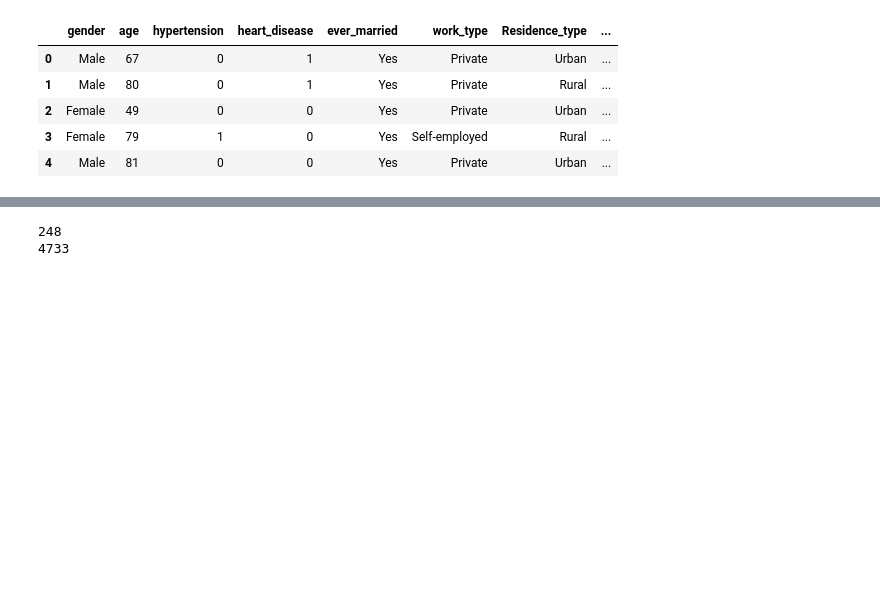
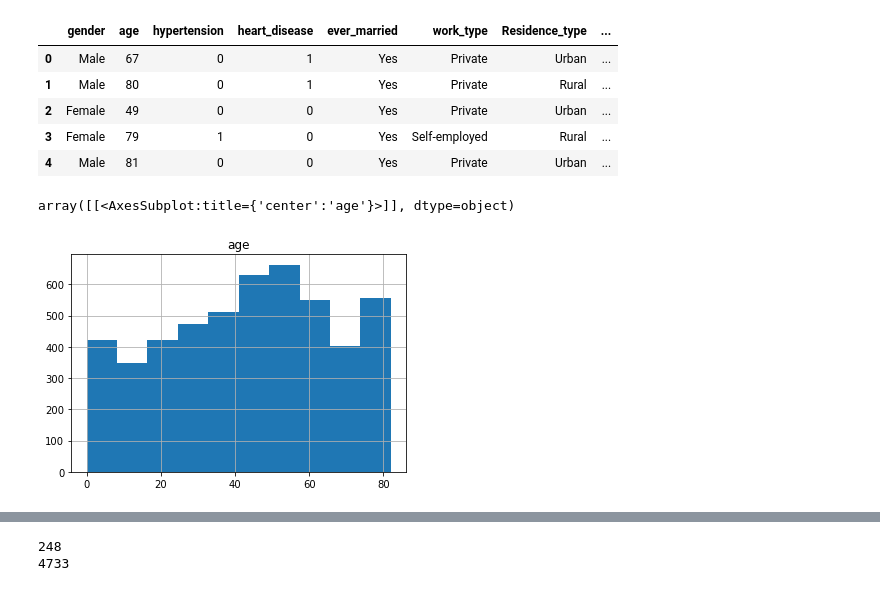
Before and after one commit to Swapnidtambe/brain_stroke-prediction, a Jupyter notebook: brain_stroke_prediction.ipynb, the cells around one changed output, grey strips where cells are left out. Cells and saved outputs as stored; diff of their text form; code cells hidden in the pictures; blank space fills up the shorter version.

```diff
--- a/brain_stroke_prediction.ipynb
+++ b/brain_stroke_prediction.ipynb
@@ -68,3 +68,8 @@ df.head()
 | 2 | Female | 49 | 0 | 0 | Yes | Private | Urban | ... |
 | 3 | Female | 79 | 1 | 0 | Yes | Self-employed | Rural | ... |
 | 4 | Male | 81 | 0 | 0 | Yes | Private | Urban | ... |
+# %%
+df.hist(column='age')
+# %% [output]
+array([[<AxesSubplot:title={'center':'age'}>]], dtype=object)
+[figure, added]
```
Also changed, not shown: parts of 30 cells of this notebook.
